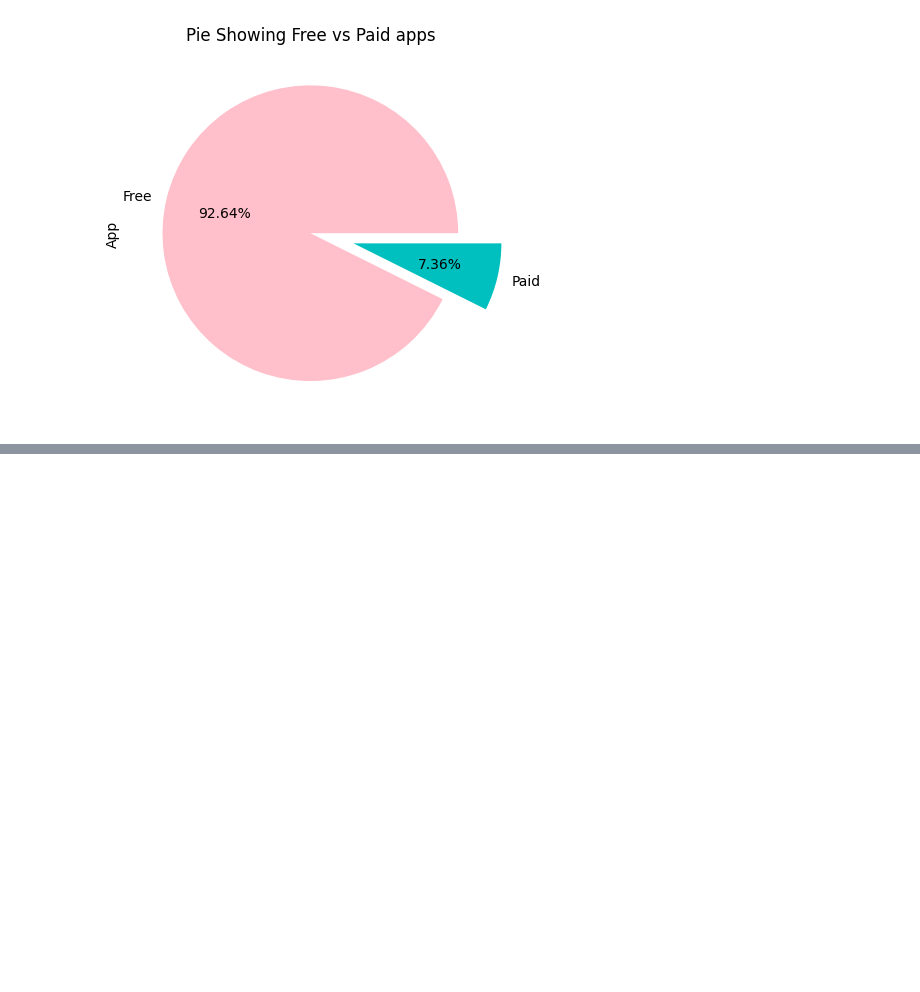
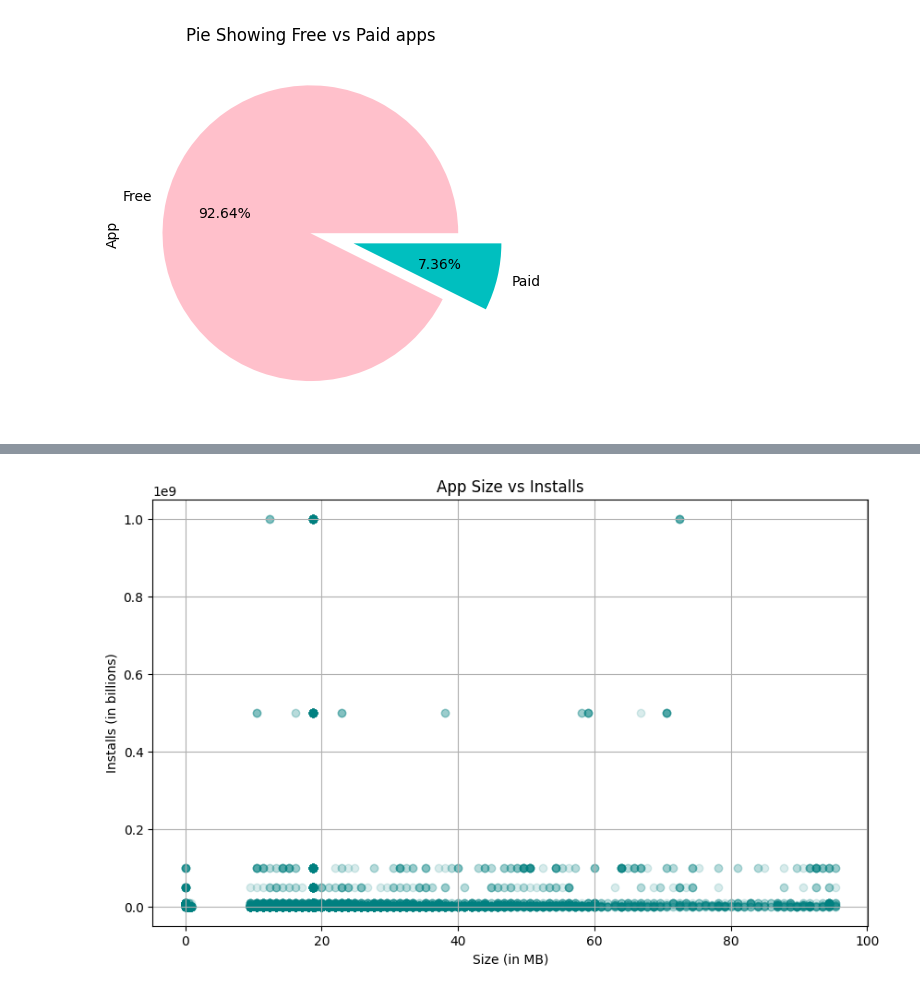
Before and after one commit to joshikunal927/Liabraries, a Jupyter notebook: my project/archive (1)/1_project.ipynb, the cells around one changed output, grey strips where cells are left out. Saved outputs shown, nothing was run; the diff lists cells and outputs as text; code cells hidden in the pictures; blank space fills up the shorter version.

```diff
--- a/my project/archive (1)/1_project.ipynb
+++ b/my project/archive (1)/1_project.ipynb
@@ -215,0 +339,10 @@ Text(0.5, 1.0, 'Pie Showing Free vs Paid apps')
+# %%
+df["Size"]=df["Size"].str.replace('M','000000')
+df["Size"]=df["Size"].str.replace('k','000')
+df["Size"]=df["Size"].str.replace(',','')
+df["Size"]=df["Size"].str.replace('+','')
+
+
+df["Size"]=df["Size"].replace('Varies with device',pd.NA)
+
+df["Size"] = pd.to_numeric(df["Size"], errors="coerce")
@@ -215,0 +374,3 @@ Text(0.5, 1.0, 'Pie Showing Free vs Paid apps')
+# %%
+df["Size"]=df["Size"].fillna(df["Size"].mean())
+df.isnull().sum()
@@ -215,0 +392,14 @@ Text(0.5, 1.0, 'Pie Showing Free vs Paid apps')
+# %%
+df['Size_MB'] = df['Size'] / (1024*1024)  # converting the size to mb
+
+
+plt.figure(figsize=(10,6))
+
+plt.scatter(df['Size_MB'], df['Installs'], alpha=0.15, color='teal')
+plt.title('App Size vs Installs')
+plt.xlabel('Size (in MB)')
+plt.ylabel('Installs (in billions)')
+plt.grid(True)
+plt.show()
+# %% [output]
+[figure, added]
```
Also changed, not shown: parts of 32 cells of this notebook.
